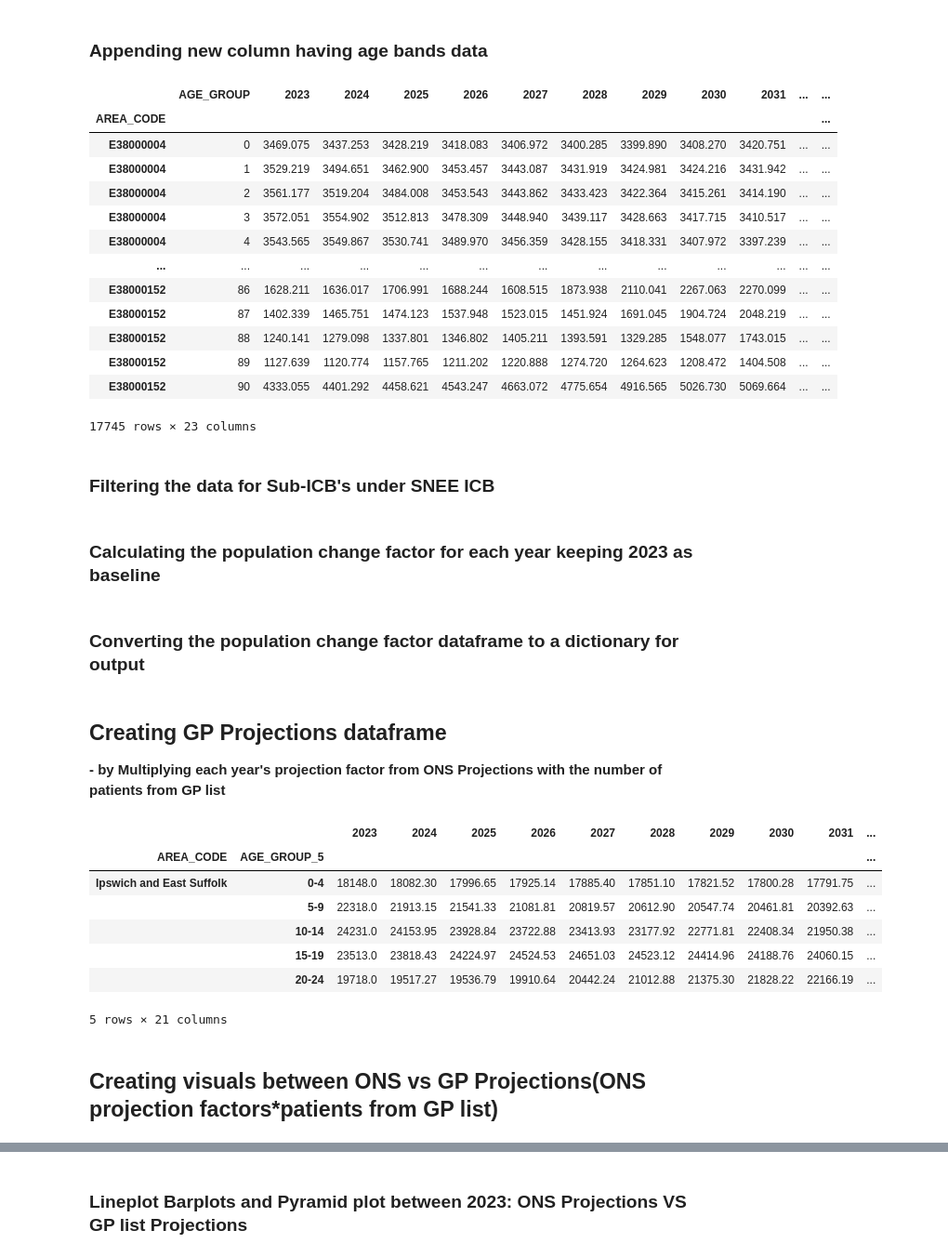
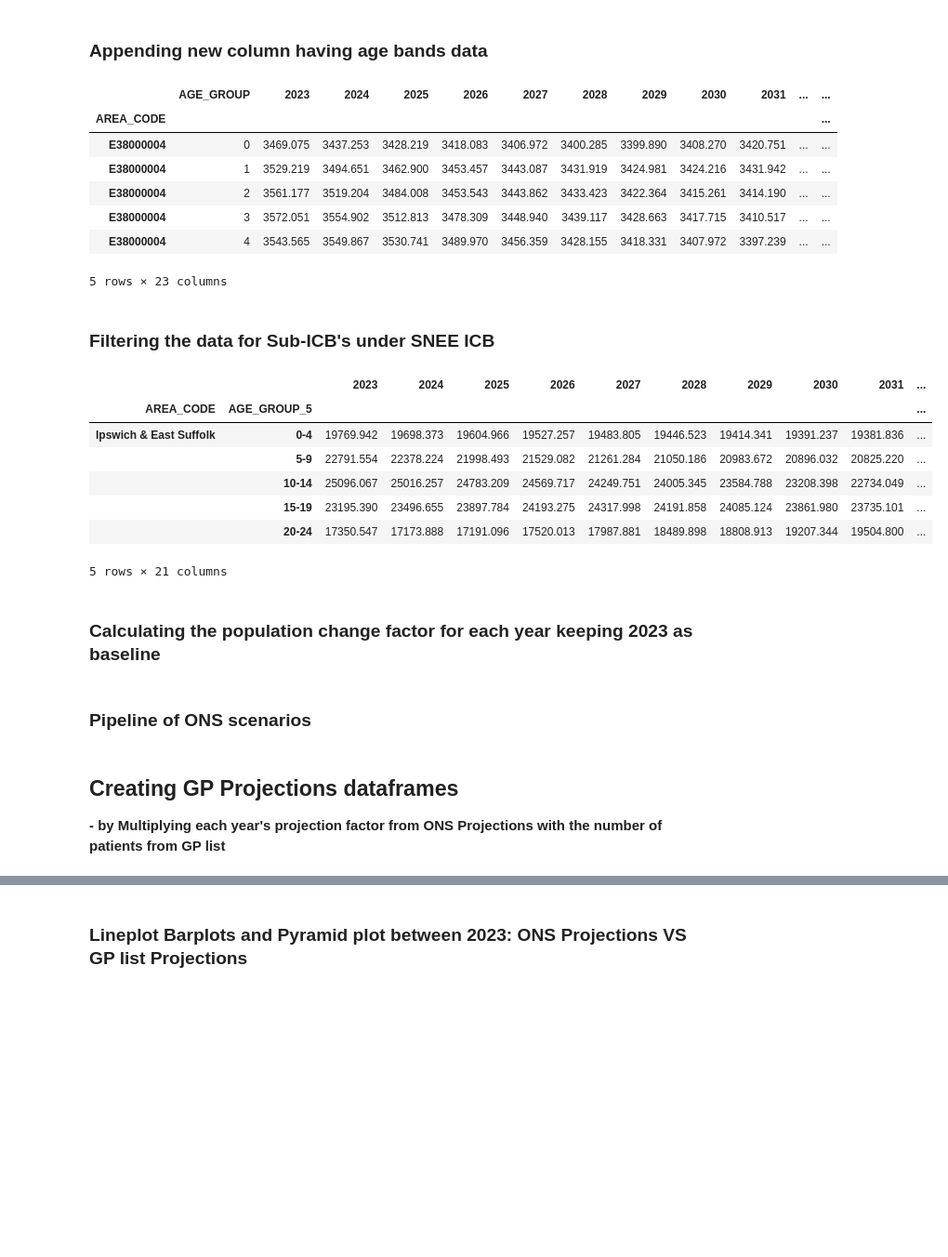
Before and after one commit to SNEE-ICS/PrimaryCareDemandAndCapacity, a Jupyter notebook: notebooks/1c_DemographicPopGrowth.ipynb, the cells around one changed output, grey strips where cells are left out. Shown at 93% size. Drawn from its saved outputs; the diff is of its cells as text; code cells hidden in the pictures; blank space fills up the shorter version.

```diff
--- a/notebooks/1c_DemographicPopGrowth.ipynb
+++ b/notebooks/1c_DemographicPopGrowth.ipynb
@@ -163,7 +168,7 @@ print(ons_projections['AGE_GROUP'].unique())
 #Removing values corresponding to 'All ages' in the 'AGE_GROUP' column and dropping unused columns
 ons_projections_df = ons_projections.loc[ons_projections['AGE_GROUP']!='All ages'].drop(columns=['AREA_NAME','COMPONENT','SEX','2018','2019','2020','2021','2022']).set_index('AREA_CODE')
 
-ons_projections_df = ons_projections_df.pipe(rename_ons_columns)
+ons_projections_df = ons_projections_df.pipe(rename_ons_columns_and_drop_unused)
 ons_projections_df.head()
 # %% [markdown]
 ### **Appending new column having age bands data**
@@ -191,12 +196,6 @@ ons_projections_df.head()
 | E38000004 | 2 | 3561.177 | 3519.204 | 3484.008 | 3453.543 | 3443.862 | 3433.423 | 3422.364 | 3415.261 | 3414.190 | ... | ... |
 | E38000004 | 3 | 3572.051 | 3554.902 | 3512.813 | 3478.309 | 3448.940 | 3439.117 | 3428.663 | 3417.715 | 3410.517 | ... | ... |
 | E38000004 | 4 | 3543.565 | 3549.867 | 3530.741 | 3489.970 | 3456.359 | 3428.155 | 3418.331 | 3407.972 | 3397.239 | ... | ... |
-| ... | ... | ... | ... | ... | ... | ... | ... | ... | ... | ... | ... | ... |
-| E38000152 | 86 | 1628.211 | 1636.017 | 1706.991 | 1688.244 | 1608.515 | 1873.938 | 2110.041 | 2267.063 | 2270.099 | ... | ... |
-| E38000152 | 87 | 1402.339 | 1465.751 | 1474.123 | 1537.948 | 1523.015 | 1451.924 | 1691.045 | 1904.724 | 2048.219 | ... | ... |
-| E38000152 | 88 | 1240.141 | 1279.098 | 1337.801 | 1346.802 | 1405.211 | 1393.591 | 1329.285 | 1548.077 | 1743.015 | ... | ... |
-| E38000152 | 89 | 1127.639 | 1120.774 | 1157.765 | 1211.202 | 1220.888 | 1274.720 | 1264.623 | 1208.472 | 1404.508 | ... | ... |
-| E38000152 | 90 | 4333.055 | 4401.292 | 4458.621 | 4543.247 | 4663.072 | 4775.654 | 4916.565 | 5026.730 | 5069.664 | ... | ... |
-17745 rows × 23 columns
+5 rows × 23 columns
 # %% [markdown]
 ### **Filtering the data for Sub-ICB's under SNEE ICB**
@@ -213,36 +202,39 @@ snee_ons_projections = snee_ons_projections.rename(index=new_index_values)
+# %%
+def filter_ons_to_snee_icb(df):
+    df_ = df.copy()
+    df_ = df_.loc[df_.index.isin(list(constants.ONS_CODES.keys()))]
+    return df_
+
+def ons_groupbysum_area_and_age_group_5(df):
+    df_ = df.copy()
+    df_ = df_.groupby(['AREA_CODE','AGE_GROUP_5']).sum()
+    df_ = df_.drop(columns=['AGE_GROUP'])
+    return df_
+
+ons_projections_df =  (ons_projections_df
+                       .pipe(filter_ons_to_snee_icb)
+                       .pipe(ons_groupbysum_area_and_age_group_5)
+                       .rename(index=constants.ONS_CODES)
+                       )
+ons_projections_df.head()
+# %% [output]
+|  |  | 2023 | 2024 | 2025 | 2026 | 2027 | 2028 | 2029 | 2030 | 2031 | ... |
+| AREA_CODE | AGE_GROUP_5 |  |  |  |  |  |  |  |  |  | ... |
+| Ipswich & East Suffolk | 0-4 | 19769.942 | 19698.373 | 19604.966 | 19527.257 | 19483.805 | 19446.523 | 19414.341 | 19391.237 | 19381.836 | ... |
+|  | 5-9 | 22791.554 | 22378.224 | 21998.493 | 21529.082 | 21261.284 | 21050.186 | 20983.672 | 20896.032 | 20825.220 | ... |
+|  | 10-14 | 25096.067 | 25016.257 | 24783.209 | 24569.717 | 24249.751 | 24005.345 | 23584.788 | 23208.398 | 22734.049 | ... |
+|  | 15-19 | 23195.390 | 23496.655 | 23897.784 | 24193.275 | 24317.998 | 24191.858 | 24085.124 | 23861.980 | 23735.101 | ... |
+|  | 20-24 | 17350.547 | 17173.888 | 17191.096 | 17520.013 | 17987.881 | 18489.898 | 18808.913 | 19207.344 | 19504.800 | ... |
+5 rows × 21 columns
 # %% [markdown]
 ### **Calculating the population change factor for each year keeping 2023 as baseline**
 # %%
 pop_baseline = snee_ons_projections['2023']
 snee_factors_ons_projections = snee_ons_projections.div(pop_baseline, axis=0).round(5)
-# %% [markdown]
-### **Converting the population change factor dataframe to a dictionary for output**
+# %% [markdown]
+### Pipeline of ONS scenarios
 # %%
 dict_snee_ons_factors = snee_factors_ons_projections.to_dict(orient='index')
 # %% [markdown]
-## **Creating GP Projections dataframe**
+## **Creating GP Projections dataframes**
 **- by Multiplying each year's projection factor from ONS Projections with the number of patients from GP list**
-# %%
-#Using the Inner join to join both the dataframes
-snee_gp_projections = snee_factors_ons_projections.join(snee_gp_patients_reg['NUMBER_OF_PATIENTS'])
-
-#Select the columns we want to multiply with
-columns_to_multiply_by = snee_gp_projections.iloc[:, 0:21]
-
-# Multiply the selected columns by the chosen column
-result_columns = columns_to_multiply_by.multiply(snee_gp_projections['NUMBER_OF_PATIENTS'], axis=0).round(2)
-
-#Final dataframe for GP Projections SNEE
-snee_gp_projections = pd.concat([result_columns], axis=1)
-snee_gp_projections.head()
-# %% [output]
-|  |  | 2023 | 2024 | 2025 | 2026 | 2027 | 2028 | 2029 | 2030 | 2031 | ... |
-| AREA_CODE | AGE_GROUP_5 |  |  |  |  |  |  |  |  |  | ... |
-| Ipswich and East Suffolk | 0-4 | 18148.0 | 18082.30 | 17996.65 | 17925.14 | 17885.40 | 17851.10 | 17821.52 | 17800.28 | 17791.75 | ... |
-|  | 5-9 | 22318.0 | 21913.15 | 21541.33 | 21081.81 | 20819.57 | 20612.90 | 20547.74 | 20461.81 | 20392.63 | ... |
-|  | 10-14 | 24231.0 | 24153.95 | 23928.84 | 23722.88 | 23413.93 | 23177.92 | 22771.81 | 22408.34 | 21950.38 | ... |
-|  | 15-19 | 23513.0 | 23818.43 | 24224.97 | 24524.53 | 24651.03 | 24523.12 | 24414.96 | 24188.76 | 24060.15 | ... |
-|  | 20-24 | 19718.0 | 19517.27 | 19536.79 | 19910.64 | 20442.24 | 21012.88 | 21375.30 | 21828.22 | 22166.19 | ... |
-5 rows × 21 columns
-# %% [markdown]
-## **Creating visuals between ONS vs GP Projections(ONS projection factors*patients from GP list)**
```
Also changed, not shown: parts of 18 cells of this notebook.
